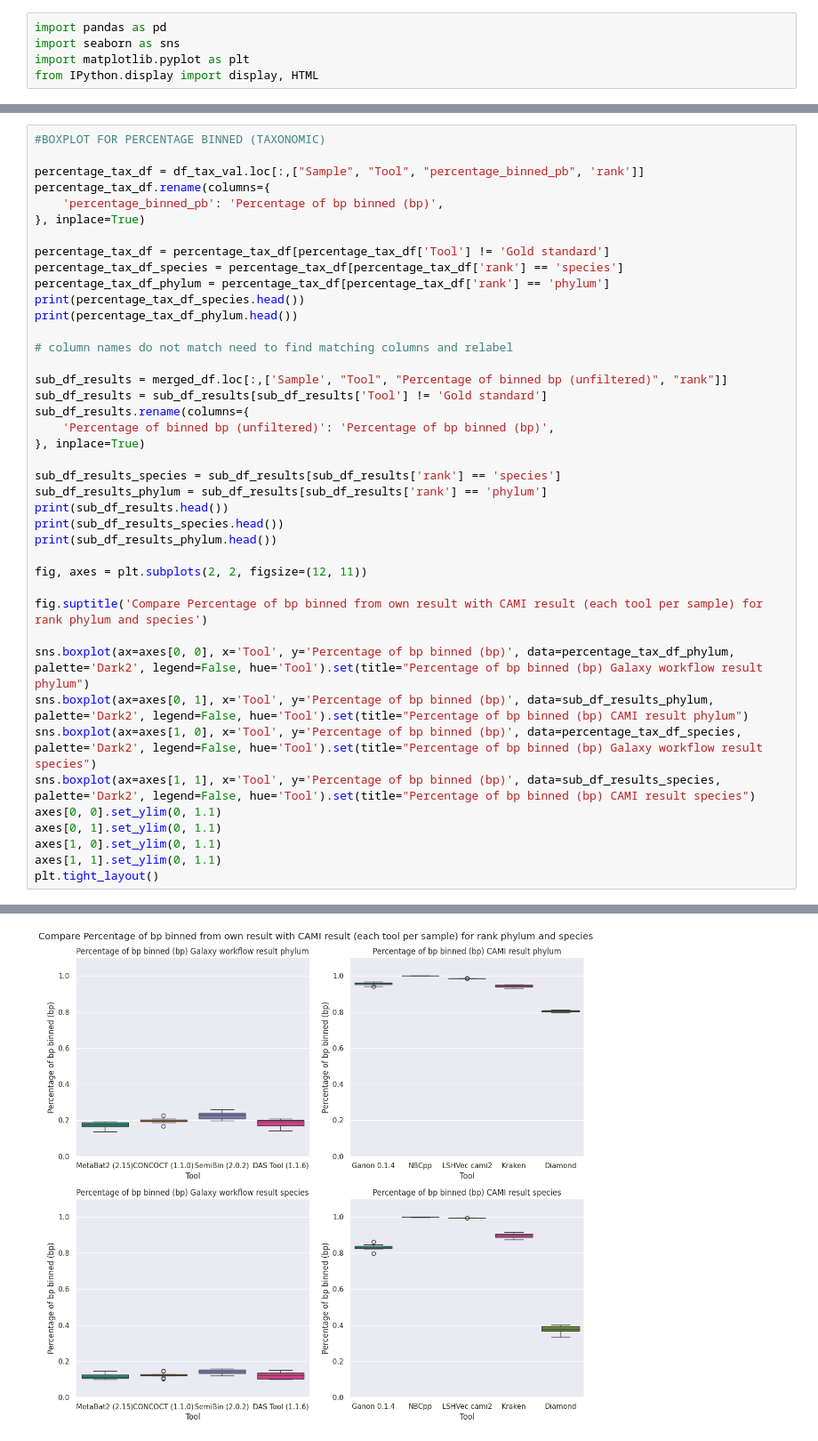
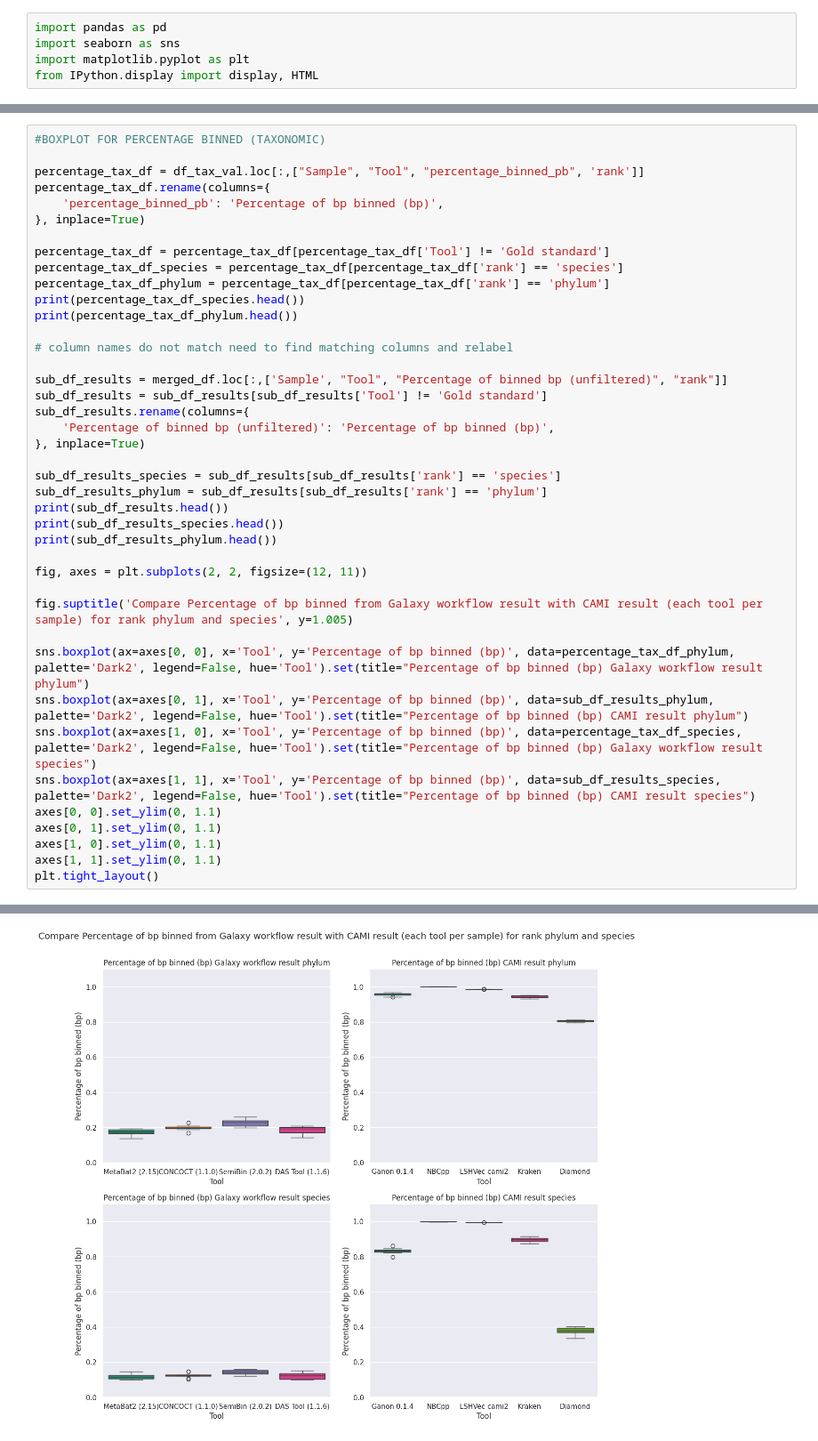
Before and after one commit to SantaMcCloud/Thesis, a Jupyter notebook: jupyternotebooks/plots.ipynb, the cells around one changed output, grey strips where cells are left out. Shown at 89% size. Cells and saved outputs as stored; diff of their text form.

Commit message:
adjusted some plots

```diff
--- a/jupyternotebooks/plots.ipynb
+++ b/jupyternotebooks/plots.ipynb
@@ -929,36 +929,36 @@ print(sub_df_results_phylum.head())
 
 fig, axes = plt.subplots(2, 2, figsize=(12, 11))
 
-fig.suptitle('Compare Percentage of bp binned from own result with CAMI result (each tool per sample) for rank phylum and species')
+fig.suptitle('Compare Percentage of bp binned from Galaxy workflow result with CAMI result (each tool per sample) for rank phylum and species', y=1.005)
 
 sns.boxplot(ax=axes[0, 0], x='Tool', y='Percentage of bp binned (bp)', data=percentage_tax_df_phylum, palette='Dark2', legend=False, hue='Tool').set(title="Percentage of bp binned (bp) Galaxy workflow result phylum")
 sns.boxplot(ax=axes[0, 1], x='Tool', y='Percentage of bp binned (bp)', data=sub_df_results_phylum, palette='Dark2', legend=False, hue='Tool').set(title="Percentage of bp binned (bp) CAMI result phylum")
 sns.boxplot(ax=axes[1, 0], x='Tool', y='Percentage of bp binned (bp)', data=percentage_tax_df_species, palette='Dark2', legend=False, hue='Tool').set(title="Percentage of bp binned (bp) Galaxy workflow result species")
 sns.boxplot(ax=axes[1, 1], x='Tool', y='Percentage of bp binned (bp)', data=sub_df_results_species, palette='Dark2', legend=False, hue='Tool').set(title="Percentage of bp binned (bp) CAMI result species")
 axes[0, 0].set_ylim(0, 1.1)
 axes[0, 1].set_ylim(0, 1.1)
 axes[1, 0].set_ylim(0, 1.1)
 axes[1, 1].set_ylim(0, 1.1)
 plt.tight_layout()
 # %% [output]
       Sample              Tool  Percentage of bp binned (bp)     rank
 51  sample_0   MetaBat2 (2.15)                         0.120  species
 52  sample_0   CONCOCT (1.1.0)                         0.146  species
 53  sample_0   SemiBin (2.0.2)                         0.157  species
 54  sample_0  DAS Tool (1.1.6)                         0.135  species
 56  sample_1   MetaBat2 (2.15)                         0.146  species
      Sample              Tool  Percentage of bp binned (bp)    rank
 1  sample_0   MetaBat2 (2.15)                         0.177  phylum
 2  sample_0   CONCOCT (1.1.0)                         0.228  phylum
 3  sample_0   SemiBin (2.0.2)                         0.260  phylum
 4  sample_0  DAS Tool (1.1.6)                         0.208  phylum
 6  sample_1   MetaBat2 (2.15)                         0.193  phylum
 ... (35 lines left out)
 15                      0.999999  phylum
 22                      0.985149  phylum
 29                      0.932906  phylum
 36                      0.811134  phylum
-[figure, old version]
+[figure, new version]
 # %%
 #BOXPLOT FOR ARI (TAXONOMIC)
 
```
Also changed, not shown: parts of 12 cells of this notebook, 9 other files.
